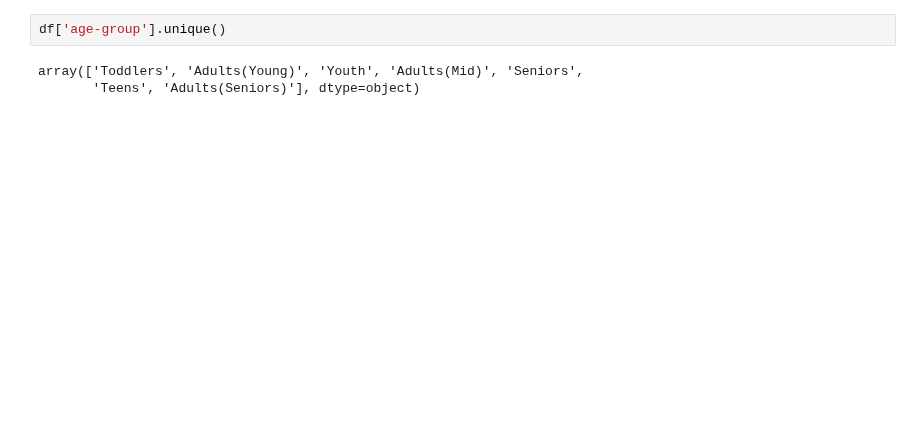
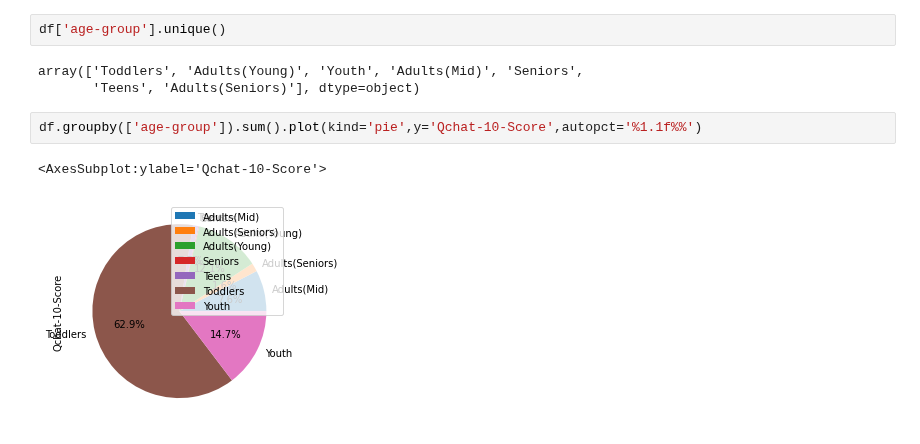
Before and after one commit to Payelban2022/A-study-on-autism, a Jupyter notebook: Complete analysis on Autism(revised).ipynb, the cells around one changed output. Drawn from its saved outputs; the diff is of its cells as text; blank space fills up the shorter version.

```diff
--- a/Complete analysis on Autism(revised).ipynb
+++ b/Complete analysis on Autism(revised).ipynb
@@ -311,3 +326,8 @@ df['age-group'].unique()
 # %% [output]
 array(['Toddlers', 'Adults(Young)', 'Youth', 'Adults(Mid)', 'Seniors',
        'Teens', 'Adults(Seniors)'], dtype=object)
+# %%
+df.groupby(['age-group']).sum().plot(kind='pie',y='Qchat-10-Score',autopct='%1.1f%%')
+# %% [output]
+<AxesSubplot:ylabel='Qchat-10-Score'>
+[figure, added]
```
Also changed, not shown: parts of 6 cells of this notebook.
